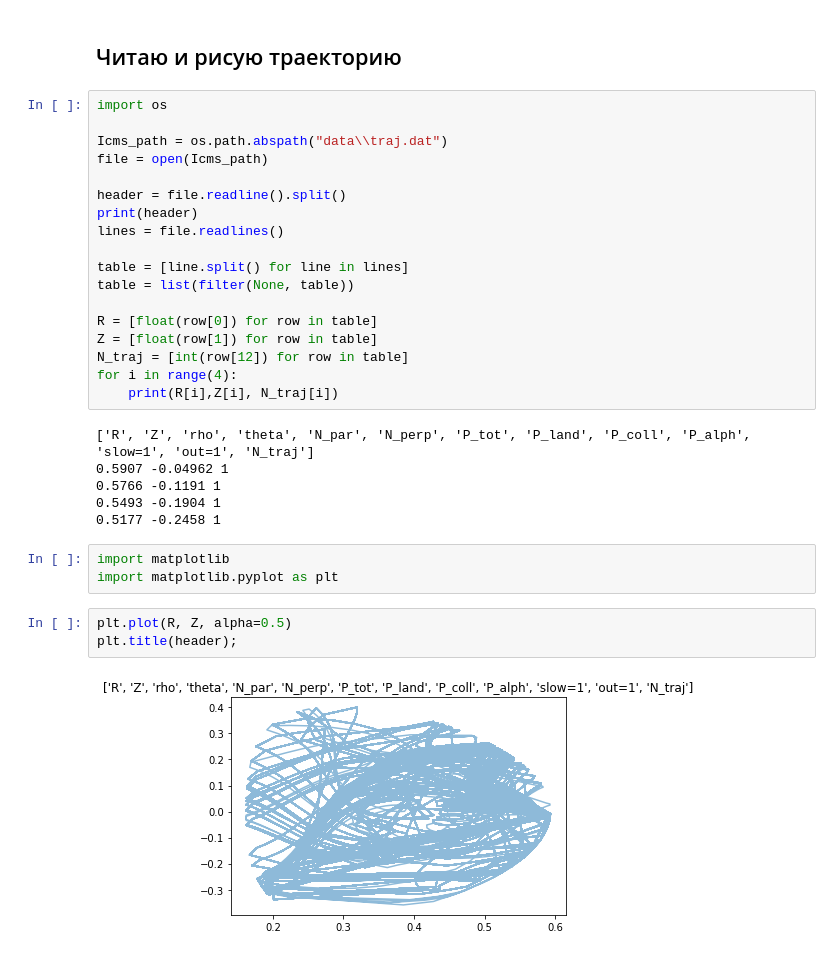
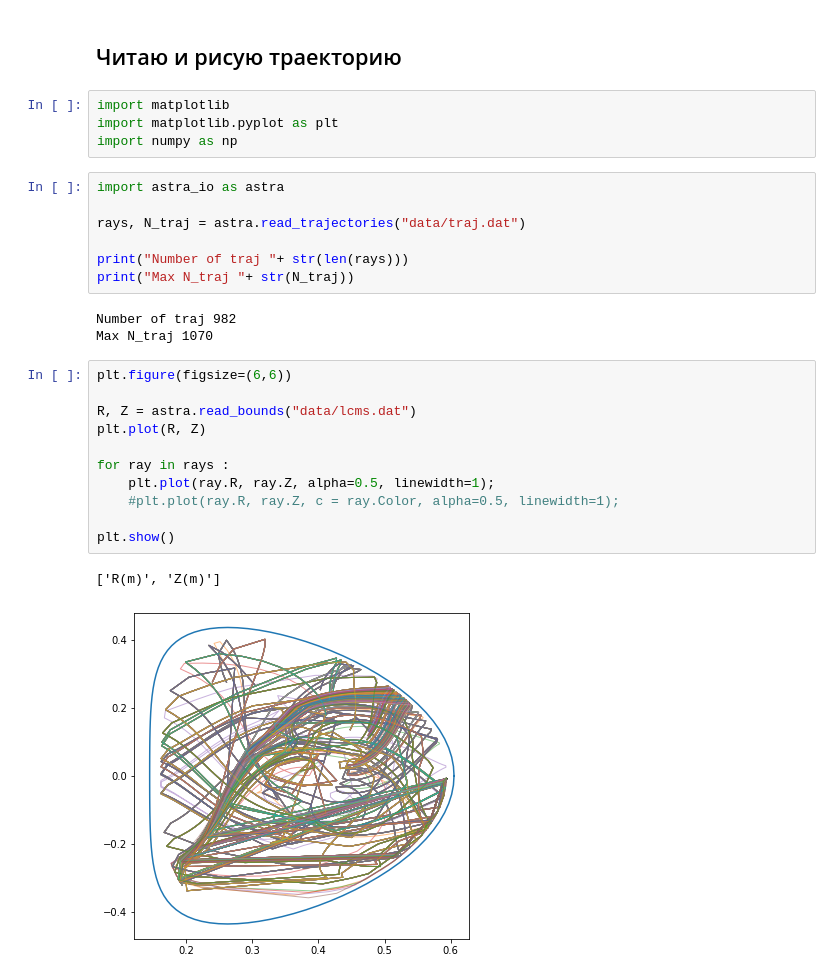
Before and after one commit to temper8/DrawPath, a Jupyter notebook: trajectory.ipynb, the cells around one changed output. Cells and saved outputs as stored; diff of their text form.

```diff
--- a/trajectory.ipynb
+++ b/trajectory.ipynb
@@ -1,34 +1,30 @@
 # %% [markdown]
 ## Читаю и рисую траекторию
-# %%
-import os
-
-Icms_path = os.path.abspath("data\\traj.dat")
-file = open(Icms_path)
-
-header = file.readline().split()
-print(header)
-lines = file.readlines()
-
-table = [line.split() for line in lines]
-table = list(filter(None, table))
-
-R = [float(row[0]) for row in table]
-Z = [float(row[1]) for row in table]
-N_traj = [int(row[12]) for row in table]
-for i in range(4):
-    print(R[i],Z[i], N_traj[i])
-# %% [output]
-['R', 'Z', 'rho', 'theta', 'N_par', 'N_perp', 'P_tot', 'P_land', 'P_coll', 'P_alph', 'slow=1', 'out=1', 'N_traj']
-0.5907 -0.04962 1
-0.5766 -0.1191 1
-0.5493 -0.1904 1
-0.5177 -0.2458 1
 # %%
 import matplotlib
 import matplotlib.pyplot as plt
+import numpy as np
-# %%
-plt.plot(R, Z, alpha=0.5)
-plt.title(header);
-# %% [output]
-[figure, removed]
+# %%
+import astra_io as astra
+
+rays, N_traj = astra.read_trajectories("data/traj.dat")
+
+print("Number of traj "+ str(len(rays)))
+print("Max N_traj "+ str(N_traj))
+# %% [output]
+Number of traj 982
+Max N_traj 1070
+# %%
+plt.figure(figsize=(6,6))
+
+R, Z = astra.read_bounds("data/lcms.dat")
+plt.plot(R, Z)
+
+for ray in rays :
+    plt.plot(ray.R, ray.Z, alpha=0.5, linewidth=1);
+    #plt.plot(ray.R, ray.Z, c = ray.Color, alpha=0.5, linewidth=1);
+
+plt.show()
+# %% [output]
+['R(m)', 'Z(m)']
+[figure, added]
```
Also changed, not shown: parts of 1 cell of this notebook, 4 other files.
